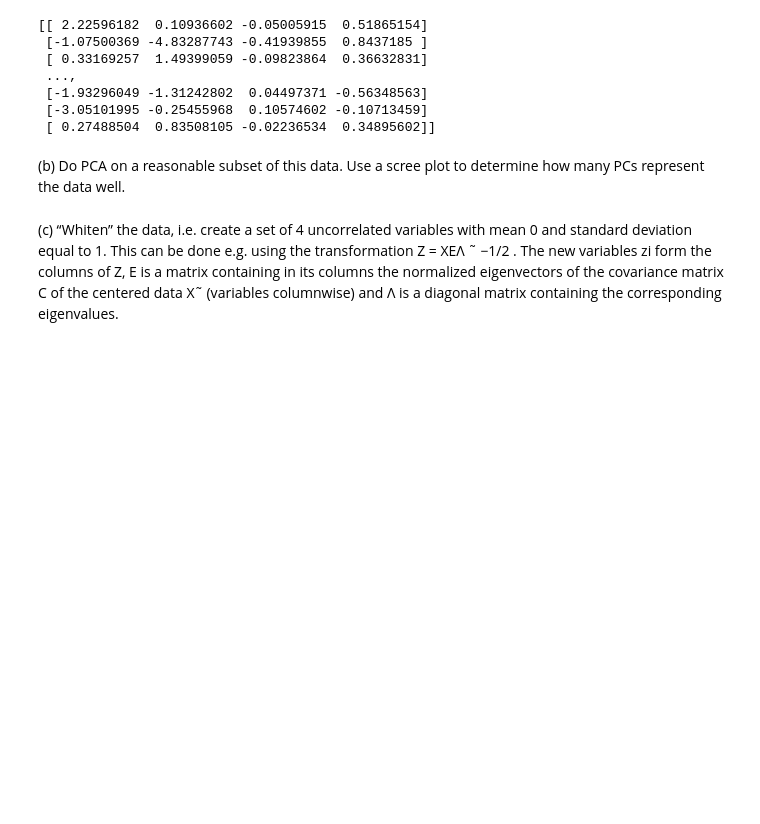
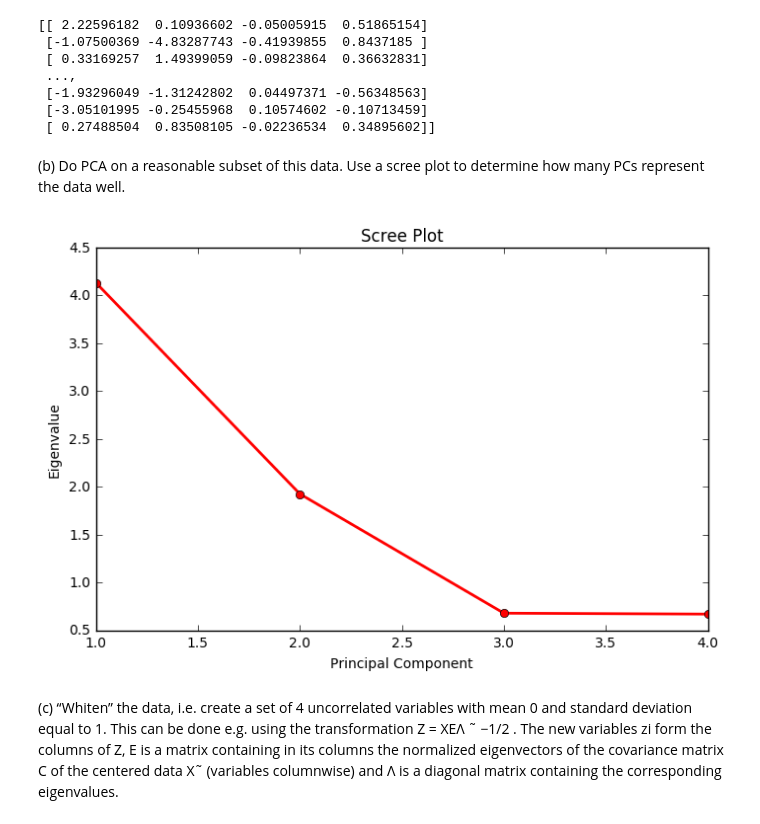
Before and after one commit to muellerfelix/mi-2, a Jupyter notebook: hw-3/Exercise3.ipynb, the cells around one changed output. Cells and saved outputs as stored; diff of their text form; code cells hidden in the pictures; blank space fills up the shorter version.

```diff
--- a/hw-3/Exercise3.ipynb
+++ b/hw-3/Exercise3.ipynb
@@ -54,6 +54,21 @@ print(pca4)
 # %% [markdown]
 (b) Do PCA on a reasonable subset of this data. Use a scree plot to determine how many PCs
 represent the data well.
+# %%
+centered,eigVals,eigVects,project=PCA(pca4)
+
+num_vars=np.shape(pca4)[1]
+fig = plt.figure(figsize=(8,5))
+sing_vals = np.arange(num_vars) + 1
+plt.plot(sing_vals, eigVals, 'ro-', linewidth=2)
+plt.title('Scree Plot')
+plt.xlabel('Principal Component')
+plt.ylabel('Eigenvalue')
+plt.show()
+
+#from the scree plot, 3 PCs can already represent the data well.
+# %% [output]
+[figure, added]
 # %% [markdown]
 (c) “Whiten” the data, i.e. create a set of 4 uncorrelated variables with mean 0 and standard
 deviation equal to 1. This can be done e.g. using the transformation
```
Also changed, not shown: parts of 7 cells of this notebook.
